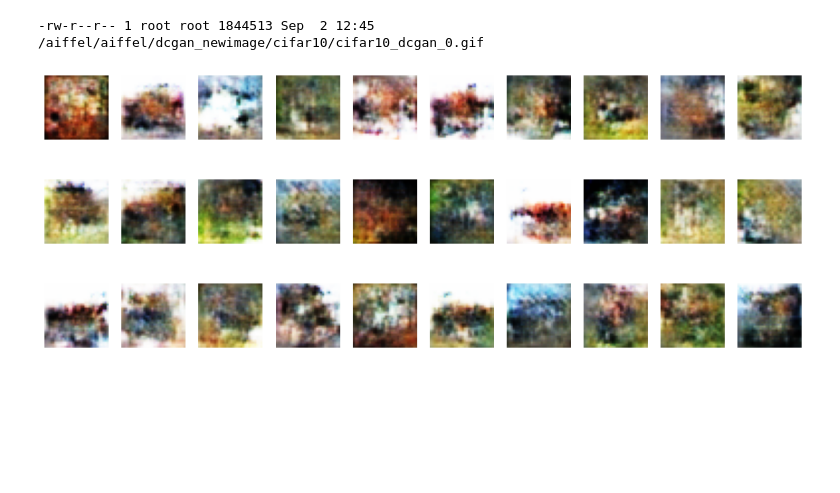
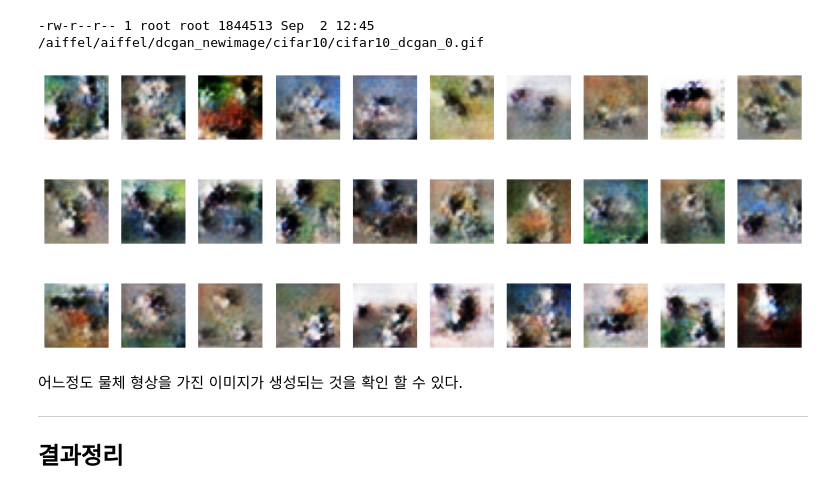
Before and after one commit to ai-rtistic/AIFFEL-Project, a Jupyter notebook: Exploration/EP13_DCGAN_CIFAR10_Project.ipynb, the cells around one changed output. Saved outputs shown, nothing was run; the diff lists cells and outputs as text; code cells hidden in the pictures; blank space fills up the shorter version.

```diff
--- a/Exploration/EP13_DCGAN_CIFAR10_Project.ipynb
+++ b/Exploration/EP13_DCGAN_CIFAR10_Project.ipynb
@@ -131,15 +99,15 @@ def make_generator_model():
     model = tf.keras.Sequential()
 
     # First: Dense layer
-    model.add(layers.Dense(4*4*256, use_bias=False, input_shape=(100,)))
+    model.add(layers.Dense(8*8*256, use_bias=False, input_shape=(100,)))
     model.add(layers.BatchNormalization())
     model.add(layers.LeakyReLU())
 
     # Second: Reshape layer
-    model.add(layers.Reshape((4, 4, 256)))
+    model.add(layers.Reshape((8, 8, 256)))
 
     # Third: Conv2DTranspose layer
-    model.add(layers.Conv2DTranspose(128, kernel_size=(5, 5), strides=(2, 2), padding='same', use_bias=False))
+    model.add(layers.Conv2DTranspose(128, kernel_size=(5, 5), strides=(1, 1), padding='same', use_bias=False))
     model.add(layers.BatchNormalization())
     model.add(layers.LeakyReLU())
 
@@ -152,7 +120,6 @@ def make_generator_model():
     model.add(layers.Conv2DTranspose(3, kernel_size=(5, 5), strides=(2, 2), padding='same', use_bias=False, \
                                      activation='tanh'))
 
-
     return model
 # %%
 generator = make_generator_model()
@@ -219,15 +178,10 @@ def make_discriminator_model():
     model.add(layers.LeakyReLU())
     model.add(layers.Dropout(0.3))
 
-    # Third: Conv2D Layer
-    model.add(layers.Conv2D(256, (5, 5), strides=(2, 2), padding='same'))
-    model.add(layers.LeakyReLU())
-    model.add(layers.Dropout(0.3))
-
-    # Fourth: Flatten Layer
+    # Third: Flatten Layer
     model.add(layers.Flatten())
 
-    # Fifth: Dense Layer
+    # Fourth: Dense Layer
     model.add(layers.Dense(1))
 
     return model
@@ -495,8 +448,8 @@ Wall time: 1h 43min 50s
 # %%
-anim_file = os.getenv('HOME')+'/aiffel/dcgan_newimage/cifar10/cifar10_dcgan_0.gif'
+anim_file = os.getenv('HOME')+'/aiffel/dcgan_newimage/cifar10/cifar10_dcgan_2.gif'
 
 with imageio.get_writer(anim_file, mode='I') as writer:
-    filenames = glob.glob('{}/aiffel/dcgan_newimage/cifar10/generated_samples_0/sample*.png'.format(os.getenv('HOME')))
+    filenames = glob.glob('{}/aiffel/dcgan_newimage/cifar10/generated_samples_2/sample*.png'.format(os.getenv('HOME')))
     filenames = sorted(filenames)
     last = -1
     for i, filename in enumerate(filenames):
@@ -514,26 +467,32 @@ with imageio.get_writer(anim_file, mode='I') as writer:
 # %% [output]
 -rw-r--r-- 1 root root 1844513 Sep  2 12:45 /aiffel/aiffel/dcgan_newimage/cifar10/cifar10_dcgan_0.gif
 # %%
-checkpoint_dir = os.getenv('HOME')+'/aiffel/dcgan_newimage/cifar10/training_checkpoints_0'
+checkpoint_dir = os.getenv('HOME')+'/aiffel/dcgan_newimage/cifar10/training_checkpoints_2'
 
 latest = tf.train.latest_checkpoint(checkpoint_dir)
 checkpoint.restore(latest)
 
 generator = checkpoint.generator
 discriminator = checkpoint.discriminator
 
 # 로드한 모델이 정상적으로 이미지를 생성하는지 확인해 봅니다.
 
 
 for i in range(30):
     plt.subplot(3, 10, i+1)
     noise = tf.random.normal([1, 100])
     generated_image = generator(noise, training=False)
     np_generated = generated_image.numpy()
     np_generated = (np_generated * 127.5) + 127.5   # reverse of normalization
     np_generated = np_generated.astype(int)
     plt.imshow(np_generated[0])
     plt.axis('off')
 plt.show()
 # %% [output]
-[figure, old version]
+[figure, new version]
+# %% [markdown]
+어느정도 물체 형상을 가진 이미지가 생성되는 것을 확인 할 수 있다.
+
+----
+
+## 결과정리
```
Also changed, not shown: parts of 23 cells of this notebook.
